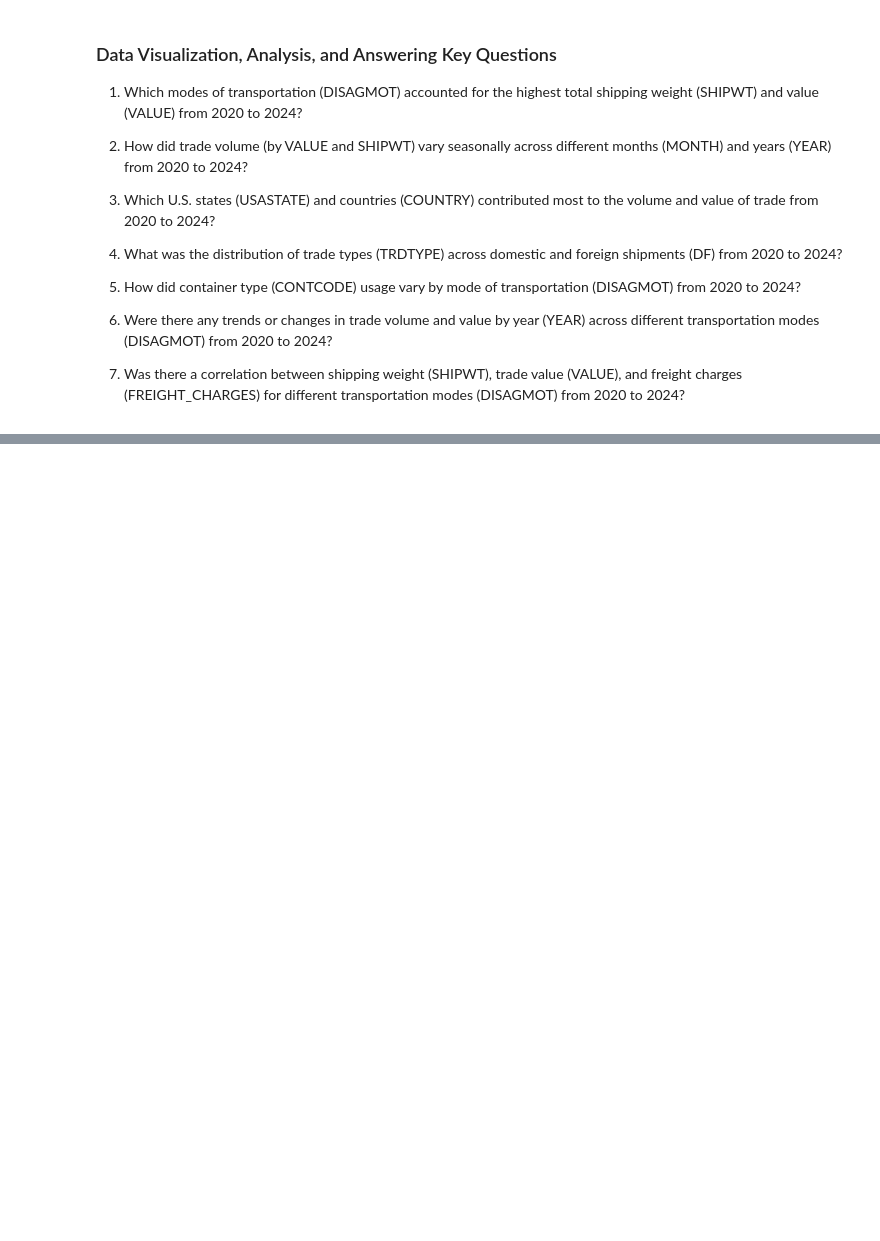
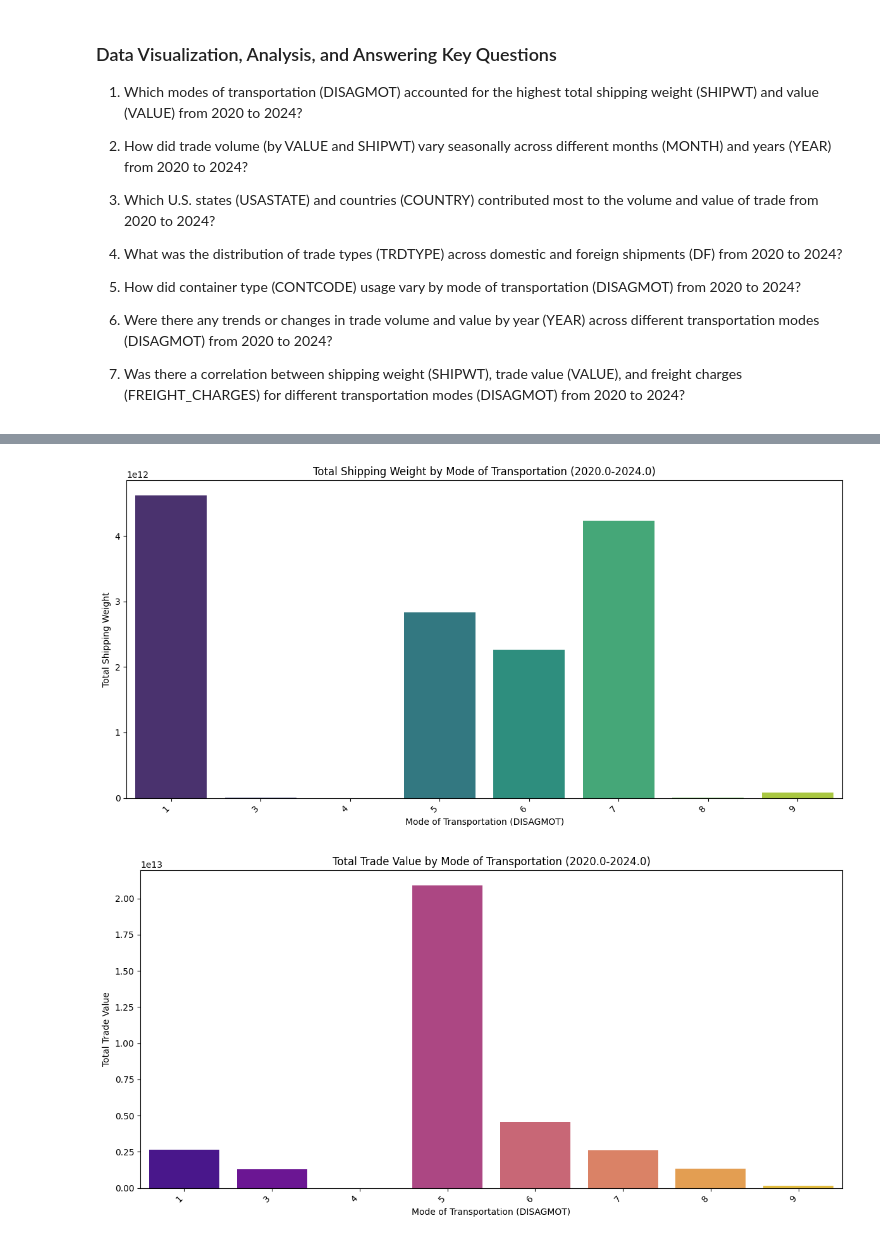
Before and after one commit to llawlaw23/bts-transportation-analysis, a Jupyter notebook: analysis.ipynb, the cells around one changed output, grey strips where cells are left out. Saved outputs shown, nothing was run; the diff lists cells and outputs as text; code cells hidden in the pictures; blank space fills up the shorter version.

```diff
--- a/analysis.ipynb
+++ b/analysis.ipynb
@@ -630,0 +562,27 @@ I will:
+# %%
+# Plot for Total Shipping Weight Over the 5 year Period
+plt.figure(figsize = (12, 6))
+sns.barplot(x = transport_summary_shipwt_multi_year.index, y = "SHIPWT", data = transport_summary_shipwt_multi_year, palette = "viridis")
+plt.title(f"Total Shipping Weight by Mode of Transportation ({min_year}-{max_year})")
+plt.xlabel("Mode of Transportation (DISAGMOT)")
+plt.ylabel("Total Shipping Weight")
+plt.xticks(rotation = 45, ha = "right")
+plt.tight_layout()
+plt.savefig(f"total_shipping_weight_by_mode_combined_{min_year}-{max_year}.png")
+plt.show()
+plt.close()
+
+# Plot for Total Trade Value Over the 5 year Period
+plt.figure(figsize = (12, 6))
+sns.barplot(x = transport_summary_value_multi_year.index, y="VALUE", data = transport_summary_value_multi_year, palette = "plasma")
+plt.title(f"Total Trade Value by Mode of Transportation ({min_year}-{max_year})")
+plt.xlabel("Mode of Transportation (DISAGMOT)")
+plt.ylabel("Total Trade Value")
+plt.xticks(rotation = 45, ha = "right")
+plt.tight_layout()
+plt.savefig(f"total_trade_value_by_mode_combined_{min_year}-{max_year}.png")
+plt.show()
+plt.close()
+# %% [output]
+[figure, added]
+[figure, added]
```
Also changed, not shown: parts of 54 cells of this notebook, 7 other files.
